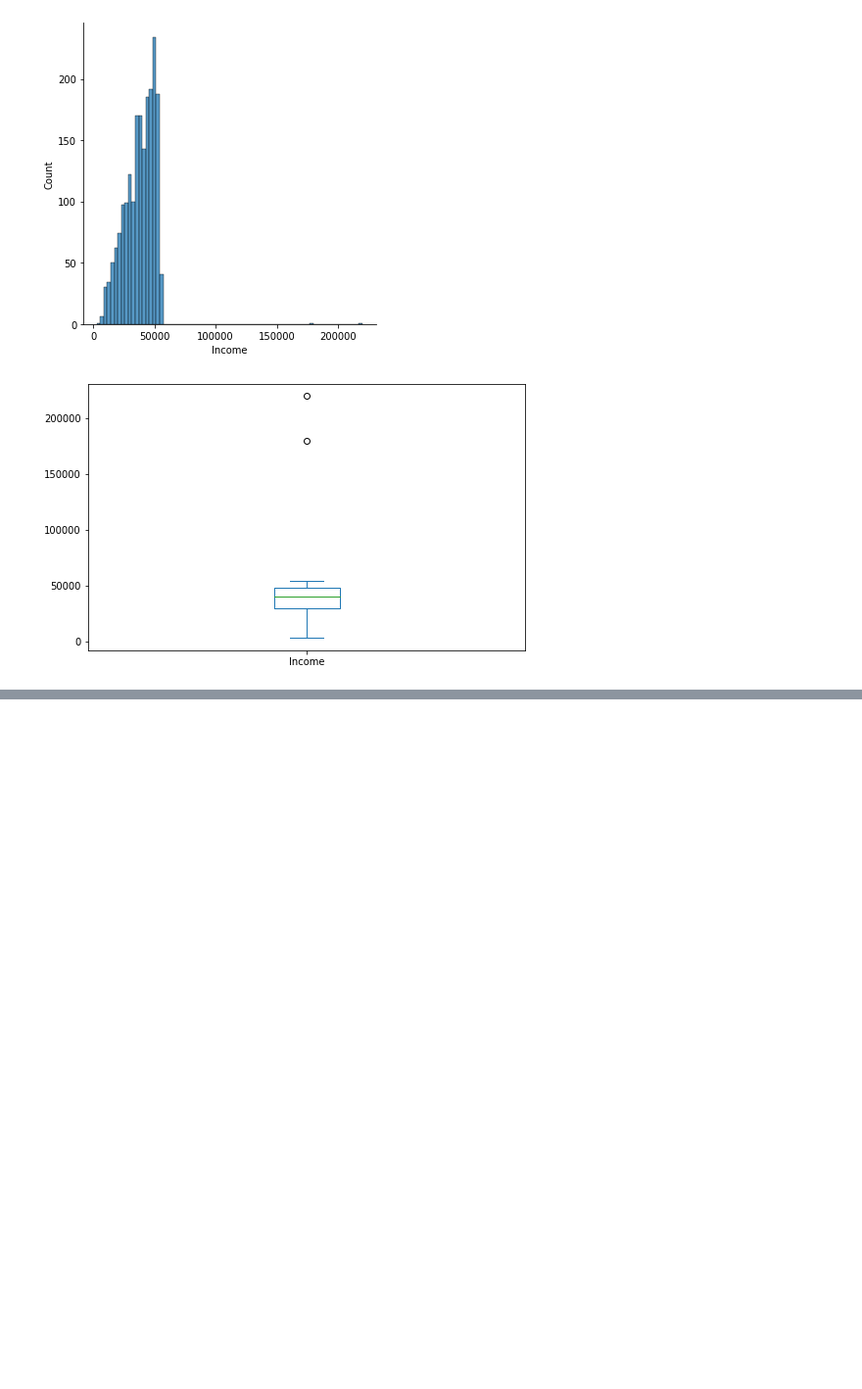
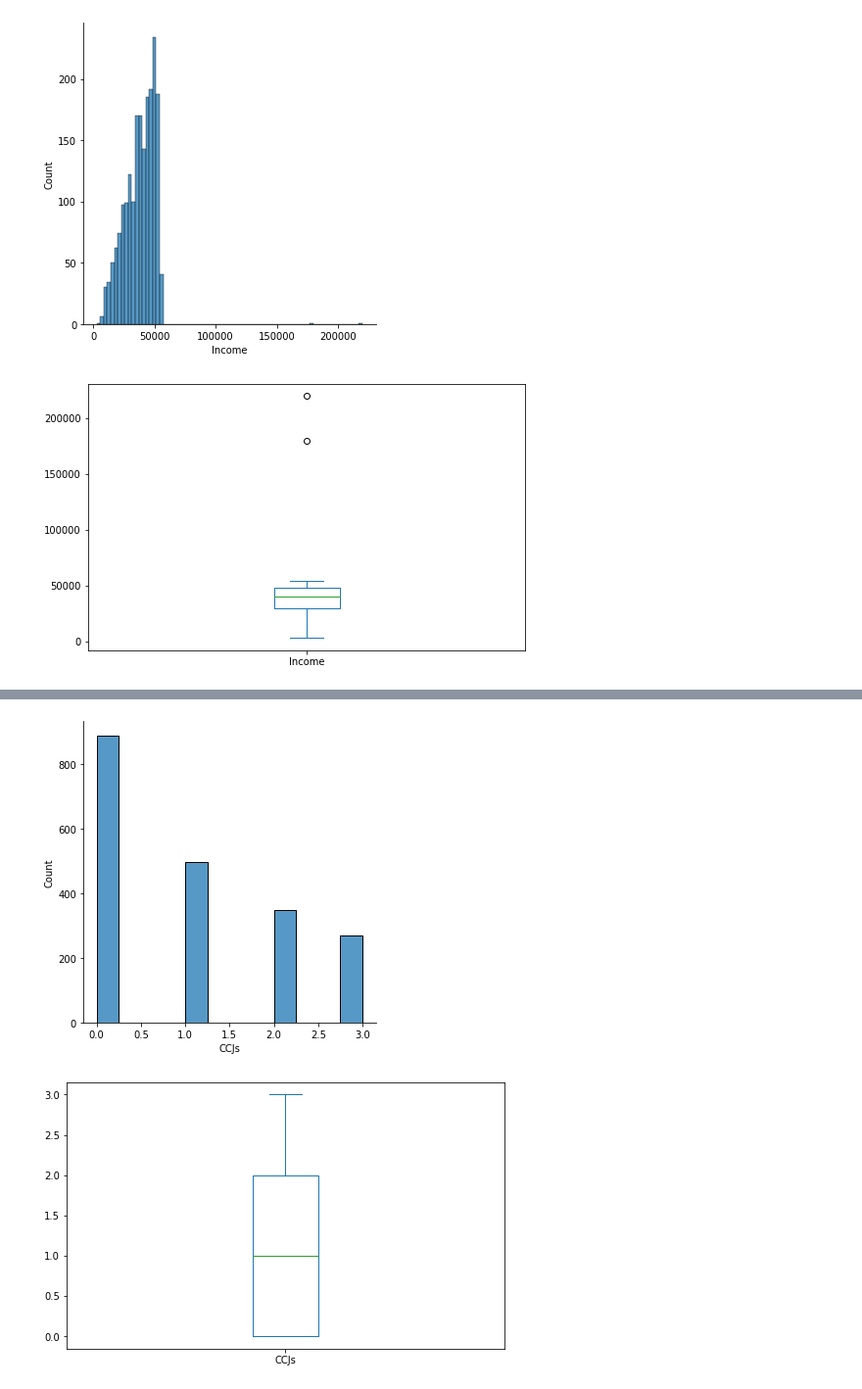
Before and after one commit to John-Ad/DTA-Assignment, a Jupyter notebook: dta_assignment/Assignment code.ipynb, the cells around one changed output, grey strips where cells are left out. Shown at 98% size. Drawn from its saved outputs; the diff is of its cells as text; code cells hidden in the pictures; blank space fills up the shorter version.

```diff
--- a/dta_assignment/Assignment code.ipynb
+++ b/dta_assignment/Assignment code.ipynb
@@ -321,0 +377,24 @@ plt.show()
+# %%
+# find upper and lower bound
+
+q3,q1=np.percentile(np.array(loanData['CCJs']),[75,25])
+# # print(q3,q1)
+intrQuartRange=q3-q1
+# # print(intrQuartRange)
+upperBound=q3+(1.5*intrQuartRange)
+lowerBound=q1-(1.5*intrQuartRange)
+
+loanData.loc[loanData['CCJs']>upperBound,'CCJs']=np.nan
+loanData.loc[loanData['CCJs']<lowerBound,'CCJs']=np.nan
+
+# confirm null values added
+# print(loanData.isnull().sum())
+
+# find mode
+mode = loanData['CCJs'].mode()
+# print(mode[0])
+
+# replace null values with mean
+
+loanData['CCJs'].fillna(mode[0],inplace=True)
+print(loanData.isna().sum())
@@ -321,0 +413,10 @@ plt.show()
+# %%
+
+#####  plot adjusted graphs  #####
+sns.displot(loanData['CCJs'])
+plt.show()
+loanData['CCJs'].plot.box(figsize=(8,5))
+plt.show()
+# %% [output]
+[figure, added]
+[figure, added]
```
Also changed, not shown: parts of 39 cells of this notebook.
